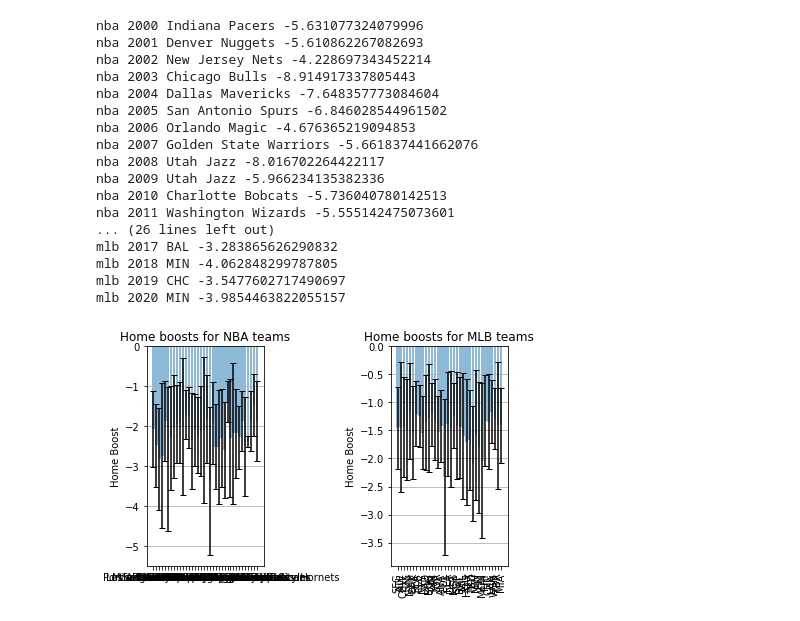
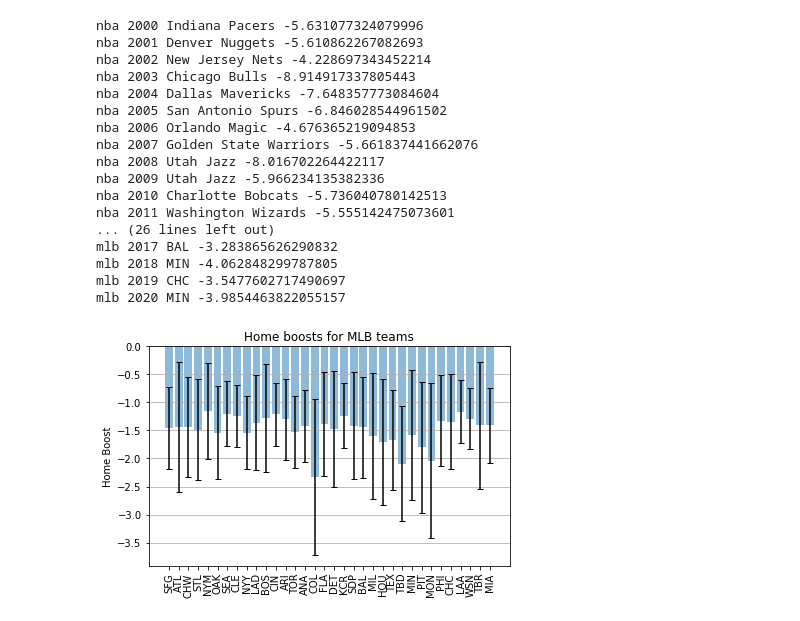
Before and after one commit to vthatte0/MATH199-CHP, a Jupyter notebook: home_boost.ipynb, the cells around one changed output. Drawn from its saved outputs; the diff is of its cells as text; code cells hidden in the pictures.

Commit message:
new charts

```diff
--- a/home_boost.ipynb
+++ b/home_boost.ipynb
@@ -70,49 +70,49 @@ for key in mlb:
 
 
 #References https://pythonforundergradengineers.com/python-matplotlib-error-bars.html
-fig, (ax1,ax2) = plt.subplots(1,2)
+fig,ax2 = plt.subplots()
 
-x_pos1 = np.arange(len(nba_labels))
-ax1.bar(x_pos1, nba_means, yerr=nba_std_devs, align='center', alpha=0.5, ecolor='black', capsize=3)
-ax1.set_ylabel('Home Boost')
-ax1.set_xticks(x_pos1)
-ax1.set_xticklabels(nba_labels)
-plt.xticks(rotation='vertical')
-ax1.set_title('Home boosts for NBA teams')
-ax1.yaxis.grid(True)
+# x_pos1 = np.arange(len(nba_labels))
+# ax1.bar(x_pos1, nba_means, yerr=nba_std_devs, align='center', alpha=0.5, ecolor='black', capsize=3)
+# ax1.set_ylabel('Home Boost')
+# ax1.set_xticks(x_pos1)
+# ax1.set_xticklabels(nba_labels)
+# plt.xticks(rotation='vertical')
+# ax1.set_title('Home boosts for NBA teams')
+# ax1.yaxis.grid(True)
 
 x_pos2 = np.arange(len(mlb_labels))
 ax2.bar(x_pos2, mlb_means, yerr=mlb_std_devs, align='center', alpha=0.5, ecolor='black', capsize=3)
 ax2.set_ylabel('Home Boost')
 ax2.set_xticks(x_pos2)
 ax2.set_xticklabels(mlb_labels)
-#plt.xticks(rotation='vertical')
+plt.xticks(rotation='vertical')
 ax2.set_title('Home boosts for MLB teams')
 ax2.yaxis.grid(True)
 
 # Save the figure and show
 plt.tight_layout()
-plt.savefig('bar_plot_with_error_bars.png')
+plt.savefig('mlb_plot')
 plt.show()
 # %% [output]
 nba 2000 Indiana Pacers -5.631077324079996
 nba 2001 Denver Nuggets -5.610862267082693
 nba 2002 New Jersey Nets -4.228697343452214
 nba 2003 Chicago Bulls -8.914917337805443
 nba 2004 Dallas Mavericks -7.648357773084604
 nba 2005 San Antonio Spurs -6.846028544961502
 nba 2006 Orlando Magic -4.676365219094853
 nba 2007 Golden State Warriors -5.661837441662076
 nba 2008 Utah Jazz -8.016702264422117
 nba 2009 Utah Jazz -5.966234135382336
 nba 2010 Charlotte Bobcats -5.736040780142513
 nba 2011 Washington Wizards -5.555142475073601
 ... (26 lines left out)
 mlb 2017 BAL -3.283865626290832
 mlb 2018 MIN -4.062848299787805
 mlb 2019 CHC -3.5477602717490697
 mlb 2020 MIN -3.9854463822055157
-[figure, old version]
+[figure, new version]
 # %%
 other_years = range(2000, 2020)
 other_leagues = ["nfl", "nhl"] # TODO: add other leagues
```
Also changed, not shown: parts of 1 cell of this notebook, 4 other files.
